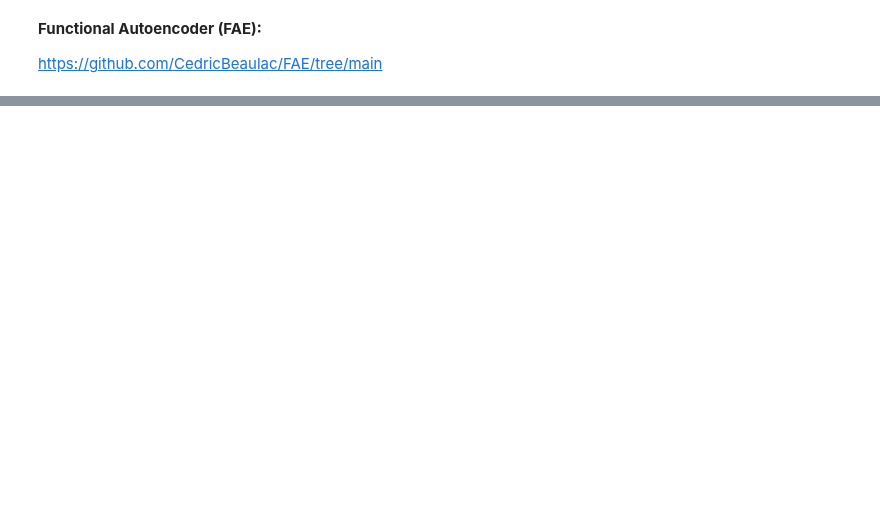
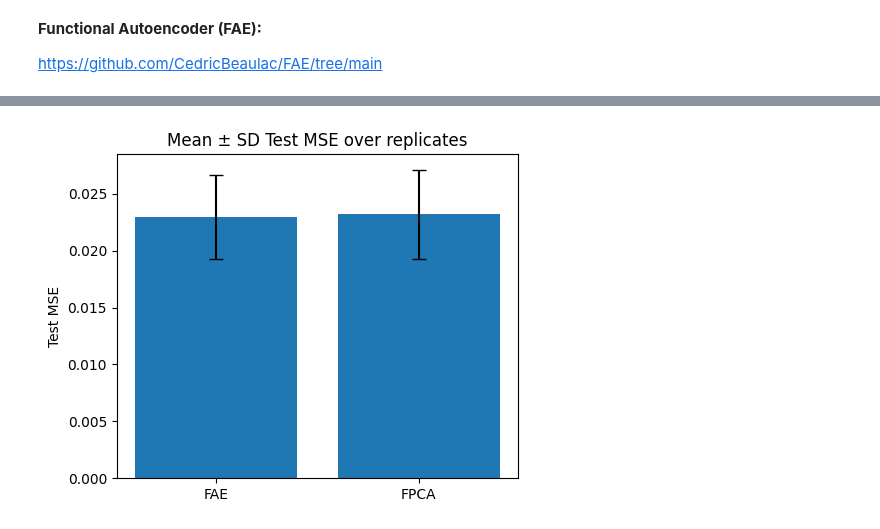
Before and after one commit to mobinapourmoshir/Functional-Autoencoder, a Jupyter notebook: FAE-PCA Comparison.ipynb, the cells around one changed output, grey strips where cells are left out. Drawn from its saved outputs; the diff is of its cells as text; code cells hidden in the pictures; blank space fills up the shorter version.

```diff
--- a/FAE-PCA Comparison.ipynb
+++ b/FAE-PCA Comparison.ipynb
@@ -471,0 +593,16 @@ Epoch 2000: train_loss=0.1690, test_loss=0.0183
+# %%
+methods = ['FAE', 'FPCA']
+means = [FAE_test_mse_mean, FPCA_test_mse_mean]
+sds   = [FAE_test_mse_sd,   FPCA_test_mse_sd]
+
+x = np.arange(len(methods))
+
+plt.figure(figsize=(5, 4))
+plt.bar(x, means, yerr=sds, capsize=5)
+plt.xticks(x, methods)
+plt.ylabel('Test MSE')
+plt.title('Mean ± SD Test MSE over replicates')
+plt.tight_layout()
+plt.show()
+# %% [output]
+[figure, added]
```
Also changed, not shown: parts of 3 cells of this notebook, 1 other file.
